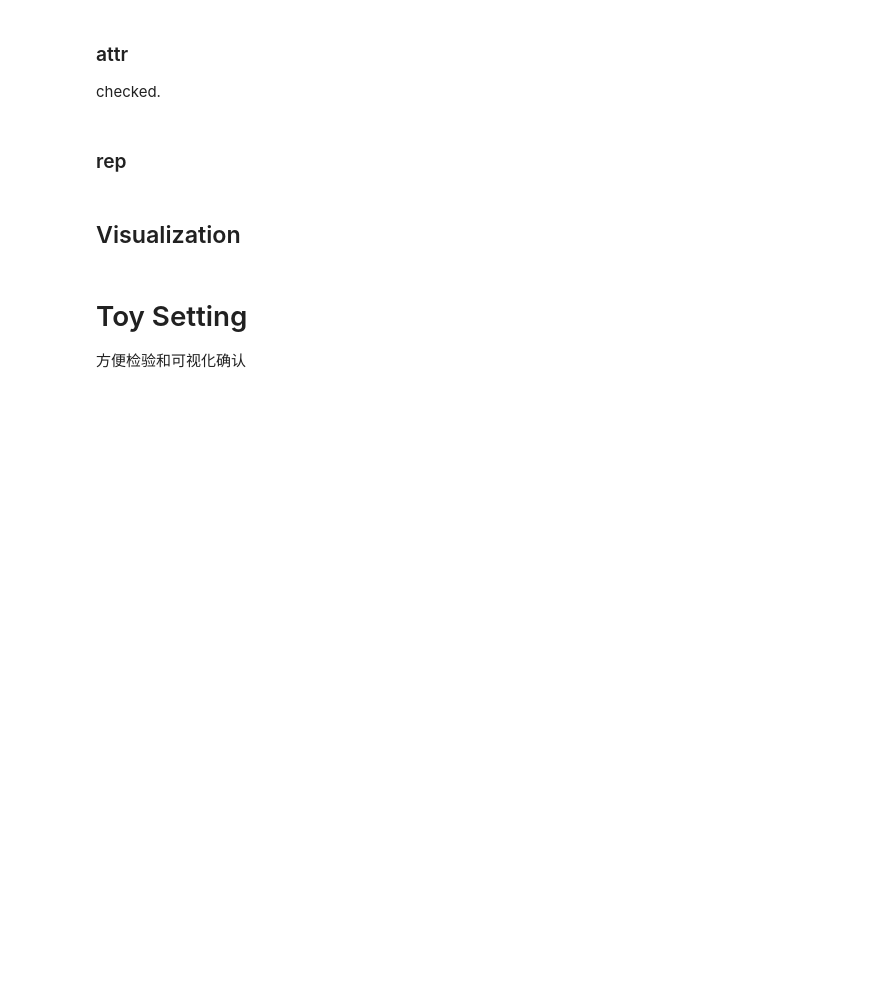
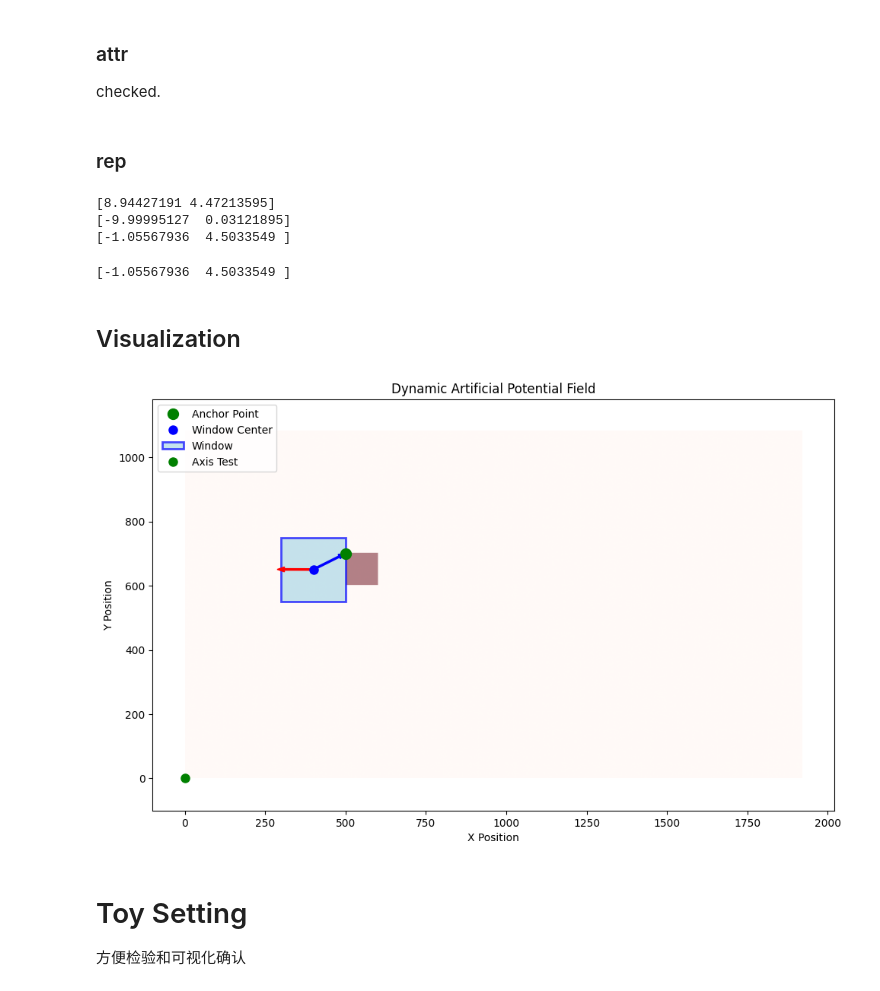
Before and after one commit to Youdnot/apf0703, a Jupyter notebook: current/handmade.ipynb, the cells around one changed output. Saved outputs shown, nothing was run; the diff lists cells and outputs as text; code cells hidden in the pictures; blank space fills up the shorter version.

Commit message:
refine rep force and vis

```diff
--- a/current/handmade.ipynb
+++ b/current/handmade.ipynb
@@ -133,19 +153,94 @@ repulsive_force
+# %%
+cur_pos[0] -= 100
+cur_pos[1] -= 50
+
+attractive_force = get_attractive_force(cur_pos, anchor_point)
+attractive_force *= k_att
+print(attractive_force)
+
+repulsive_force = get_repulsive_force(cur_pos, anchor_point, obstacle_mask, view_width, view_height, d0)
+repulsive_force *= k_rep
+print(repulsive_force)
+# 怎么感觉排斥力的方向不对？
+total_force = attractive_force + repulsive_force
+print(total_force)
+# %% [output]
+[8.94427191 4.47213595]
+[-9.99995127  0.03121895]
+[-1.05567936  4.5033549 ]
+# %%
+def get_total_force(position: np.ndarray, anchor: np.ndarray, obstacle_mask: np.ndarray, view_width: int, view_height: int, d0: float, k_att: float, k_rep: float) -> np.ndarray:
+    attractive_force = get_attractive_force(position, anchor)
+    repulsive_force = get_repulsive_force(position, anchor, obstacle_mask, view_width, view_height, d0)
+    total_force = k_att * attractive_force + k_rep * repulsive_force
+    return total_force
+# %%
+# update方法部份
+# 后续和视频流阅读器同步，每更新一帧更新一次
+force = get_total_force(cur_pos, anchor_point, obstacle_mask, view_width, view_height, d0, k_att, k_rep)
+print(force)
+
+# 设置阻尼系数
+damping_factor = 0.5\
+# 设置时间步长
+dt = 0.2
+cur_vel = damping_factor * force + (1 - damping_factor) * cur_vel
+cur_pos = cur_pos + cur_vel * dt
+
+path_data.append(cur_pos.copy())
+# %% [output]
+[-1.05567936  4.5033549 ]
 # %% [markdown]
 ## Visualization
 # %%
+# 可视化的坐标轴好像有点问题
 fig, ax = plt.subplots(figsize=(10, 8))
 
 ax.set_xlim(-100, view_width + 100)
 ax.set_ylim(-100, view_height + 100)
 
 ax.set_title('Dynamic Artificial Potential Field')
 
 # 绘制静态元素
 anchor_plot, = ax.plot(anchor_point[0], anchor_point[1], 'go', markersize=10, label='Anchor Point')
 # obstacles_plot, = ax.plot(obstacles[:, 0], obstacles[:, 1], 'ro', markersize=8, label='Obstacles')
 
 window_plot, = ax.plot(cur_pos[0], cur_pos[1], 'bo', markersize=8, label='Window Center')
 
+# 绘制窗口
+window_rect = patches.Rectangle(
+    (cur_pos[0] - window_width/2, cur_pos[1] - window_height/2),
+    window_width, window_height,
+    linewidth=2, edgecolor='blue', facecolor='lightblue', alpha=0.7, label='Window'
+)
+ax.add_patch(window_rect)
+
+test_plot, = ax.plot([0], [0], 'go', markersize=8, label='Axis Test')
+
+# 使用imshow绘制障碍物
+obstacle_plot = ax.imshow(obstacle_mask.T, origin='lower',
+                          extent=[0, view_width, 0, view_height],
+                          cmap='Reds', alpha=0.5)
+
 # 绘制吸引力箭头测试
-quiver_robot = plt.arrow(cur_pos[0], cur_pos[1], 10*attractive_force[0], 10*attractive_force[1],
-                         width=10, color='blue')
+attractive_force_vis = attractive_force * 9
+repulsive_force_vis = repulsive_force * 9
+attractive_force_arraw = plt.arrow(cur_pos[0], cur_pos[1], attractive_force_vis[0], attractive_force_vis[1],
+                         width=5, color='blue')
+repulsive_force_arraw = plt.arrow(cur_pos[0], cur_pos[1], repulsive_force_vis[0], repulsive_force_vis[1],
+                         width=5, color='red')
+
+
+# 创建动画，需要重新调整可视化并封装图像的init和参数的update以传入，后续再调整
+# ani = animation.FuncAnimation(fig, update, frames=2000, init_func=init,
+#                              blit=False, interval=50, repeat=False)
+
+# 外围图例
+ax.legend(loc='upper left')
+ax.set_xlabel('X Position')
+ax.set_ylabel('Y Position')
+
+plt.tight_layout()
+plt.show()
+# %% [output]
+[figure, added]
```
Also changed, not shown: parts of 7 cells of this notebook, 3 other files.
